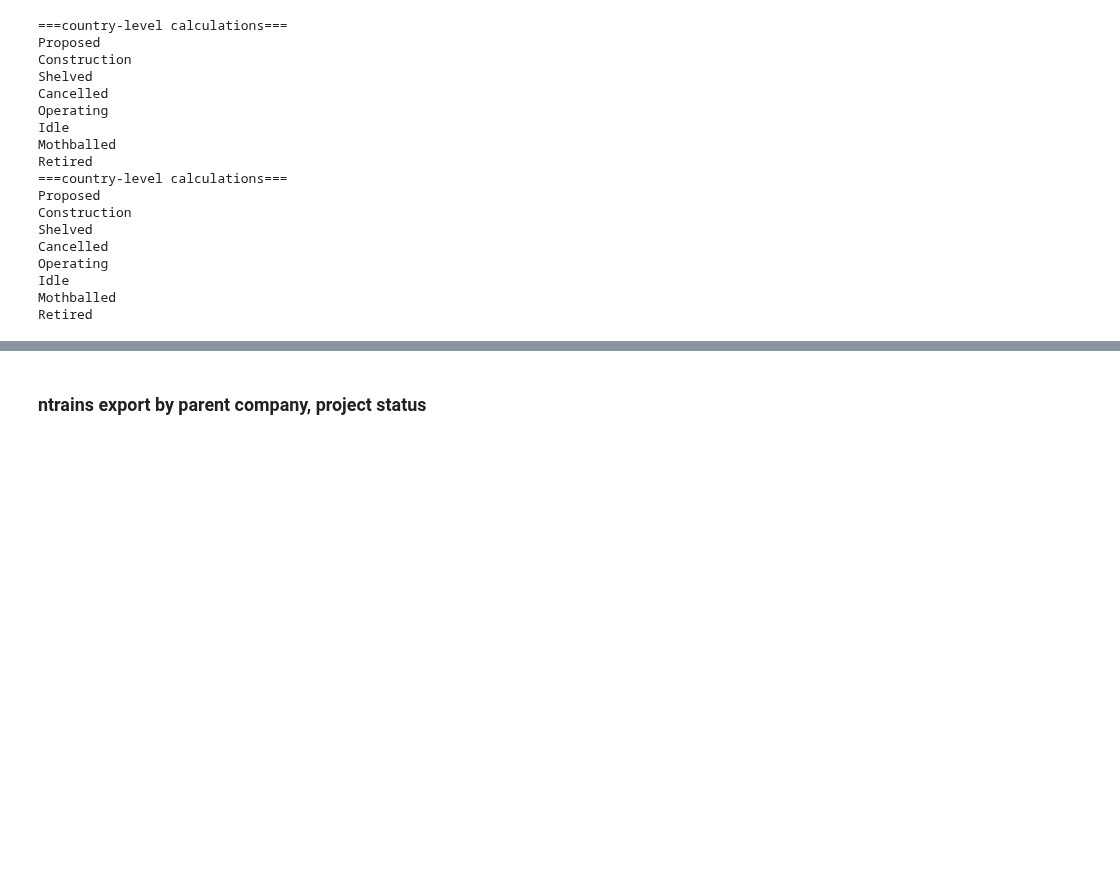
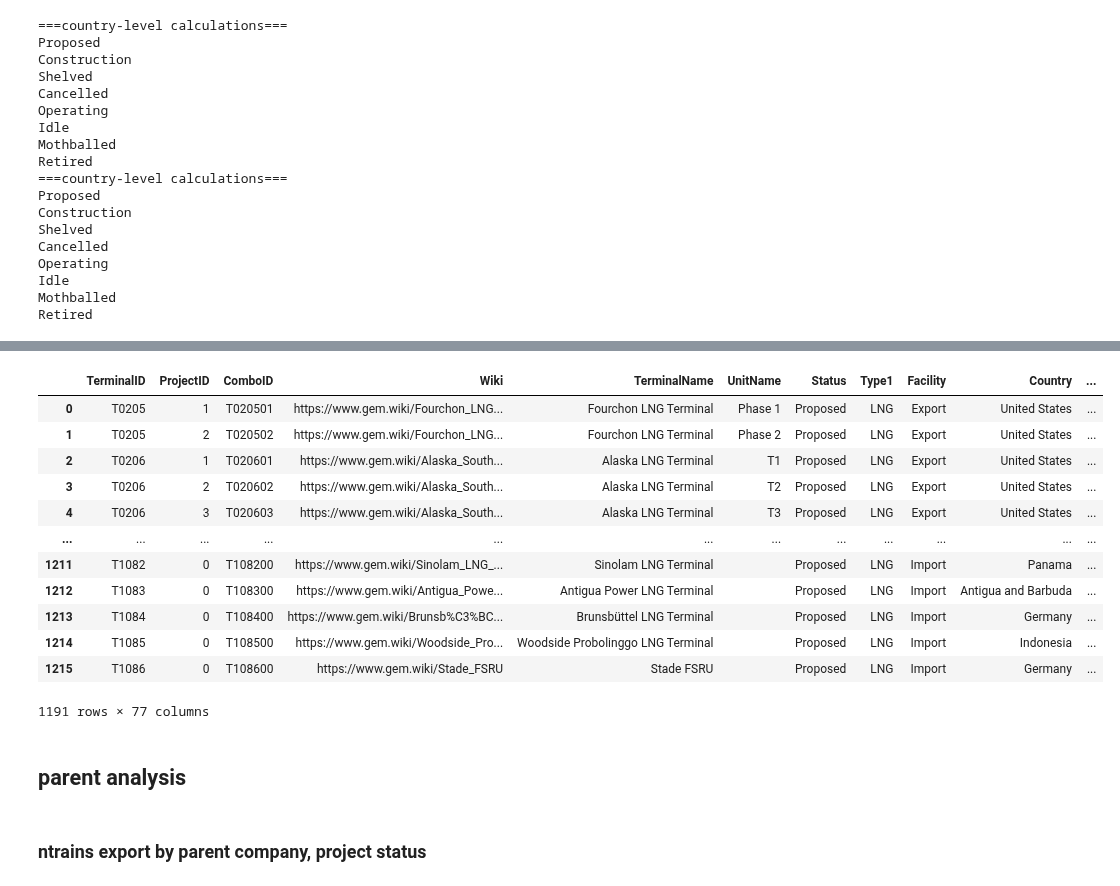
Before and after one commit to GlobalEnergyMonitor/goit-ggit-data-ops, a Jupyter notebook: notebooks/data-releases/GGIT-LNG-Terminals-Summary-Sheets-January2022.ipynb, the cells around one changed output, grey strips where cells are left out. Cells and saved outputs as stored; diff of their text form; code cells hidden in the pictures; blank space fills up the shorter version.

```diff
--- a/notebooks/data-releases/GGIT-LNG-Terminals-Summary-Sheets-January2022.ipynb
+++ b/notebooks/data-releases/GGIT-LNG-Terminals-Summary-Sheets-January2022.ipynb
@@ -15,15 +14,9 @@ import Terminals_Current dataset
 # %%
 credentials_directory = '/Users/baird/Dropbox/_google-api/'
 gc = pygsheets.authorize(client_secret=credentials_directory+'client_secret.json')
-#spreadsheet = gc.open_by_key('1tcS6Wd-Wp-LTDpLzFgJY_RSNDnbyubW3J_9HKIAys4A')
-spreadsheet = gc.open_by_key('1Nv3IUJ87ezeAT-uzSSfKlw_OfCg3htmJD6jvAFExBxY')
+spreadsheet = gc.open_by_key('1tcS6Wd-Wp-LTDpLzFgJY_RSNDnbyubW3J_9HKIAys4A')
 
 #spreadsheet[1] "Gas Pipelines" tab is the second index
-terms_df_orig = spreadsheet[1].get_as_df(encoding='latin1')
-
-#pipe = spreadsheet[1].get_as_df()
-#pipe = pipe.drop('WKTFormat', axis=1)
-
-#get other relevant sheets
-owners_df_orig = spreadsheet[2].get_as_df(encoding='latin1')
-owners_df_orig.set_index('ComboID', inplace=True)
+terms_df_orig = spreadsheet.worksheet('title', 'Terminals').get_as_df(start='A2')
+terms_df_orig = terms_df_orig.loc[terms_df_orig.Wiki!='']
+terms_df_orig = terms_df_orig.loc[terms_df_orig.Type1=='LNG']
@@ -458,3 +590,19 @@ Retired
+# %%
+terms_df_orig
+# %% [output]
+|  | TerminalID | ProjectID | ComboID | Wiki | TerminalName | UnitName | Status | Type1 | Facility | Country | ... |
+| 0 | T0205 | 1 | T020501 | https://www.gem.wiki/Fourchon_LNG... | Fourchon LNG Terminal | Phase 1 | Proposed | LNG | Export | United States | ... |
+| 1 | T0205 | 2 | T020502 | https://www.gem.wiki/Fourchon_LNG... | Fourchon LNG Terminal | Phase 2 | Proposed | LNG | Export | United States | ... |
+| 2 | T0206 | 1 | T020601 | https://www.gem.wiki/Alaska_South... | Alaska LNG Terminal | T1 | Proposed | LNG | Export | United States | ... |
+| 3 | T0206 | 2 | T020602 | https://www.gem.wiki/Alaska_South... | Alaska LNG Terminal | T2 | Proposed | LNG | Export | United States | ... |
+| 4 | T0206 | 3 | T020603 | https://www.gem.wiki/Alaska_South... | Alaska LNG Terminal | T3 | Proposed | LNG | Export | United States | ... |
+| ... | ... | ... | ... | ... | ... | ... | ... | ... | ... | ... | ... |
+| 1211 | T1082 | 0 | T108200 | https://www.gem.wiki/Sinolam_LNG_... | Sinolam LNG Terminal |  | Proposed | LNG | Import | Panama | ... |
+| 1212 | T1083 | 0 | T108300 | https://www.gem.wiki/Antigua_Powe... | Antigua Power LNG Terminal |  | Proposed | LNG | Import | Antigua and Barbuda | ... |
+| 1213 | T1084 | 0 | T108400 | https://www.gem.wiki/Brunsb%C3%BC... | Brunsbüttel LNG Terminal |  | Proposed | LNG | Import | Germany | ... |
+| 1214 | T1085 | 0 | T108500 | https://www.gem.wiki/Woodside_Pro... | Woodside Probolinggo LNG Terminal |  | Proposed | LNG | Import | Indonesia | ... |
+| 1215 | T1086 | 0 | T108600 | https://www.gem.wiki/Stade_FSRU | Stade FSRU |  | Proposed | LNG | Import | Germany | ... |
+1191 rows × 77 columns
 # %%
 owner_list = []
 for column in owner_column_list:
@@ -465,6 +613,8 @@ owner_list.remove(numpy.nan)
 unique_owner_list = sorted(owner_list)
 
 #pandas.Series(unique_owner_list).to_excel('AllFuels'+'UniqueOwnersList.xlsx')
+# %% [markdown]
+## parent analysis
 # %% [markdown]
 ### ntrains export by parent company, project status
 # %%
```
Also changed, not shown: parts of 33 cells of this notebook, 7 other files.
